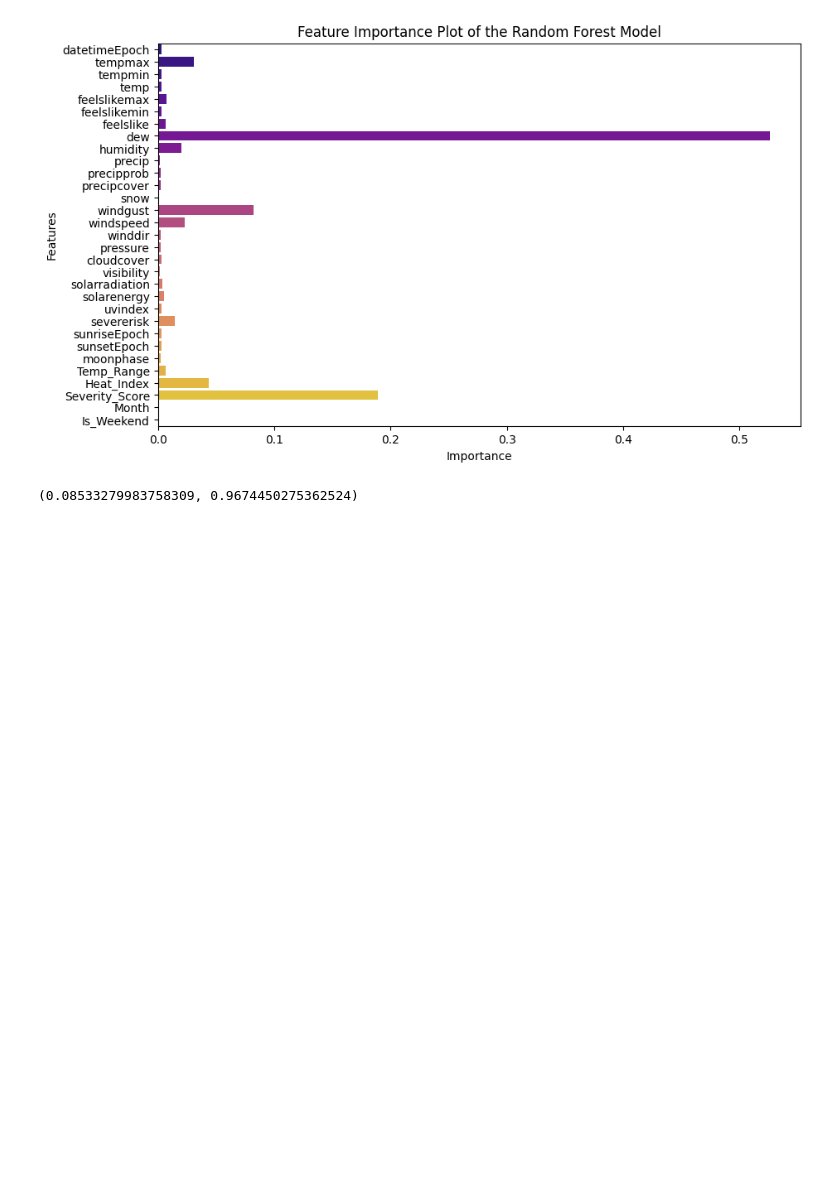
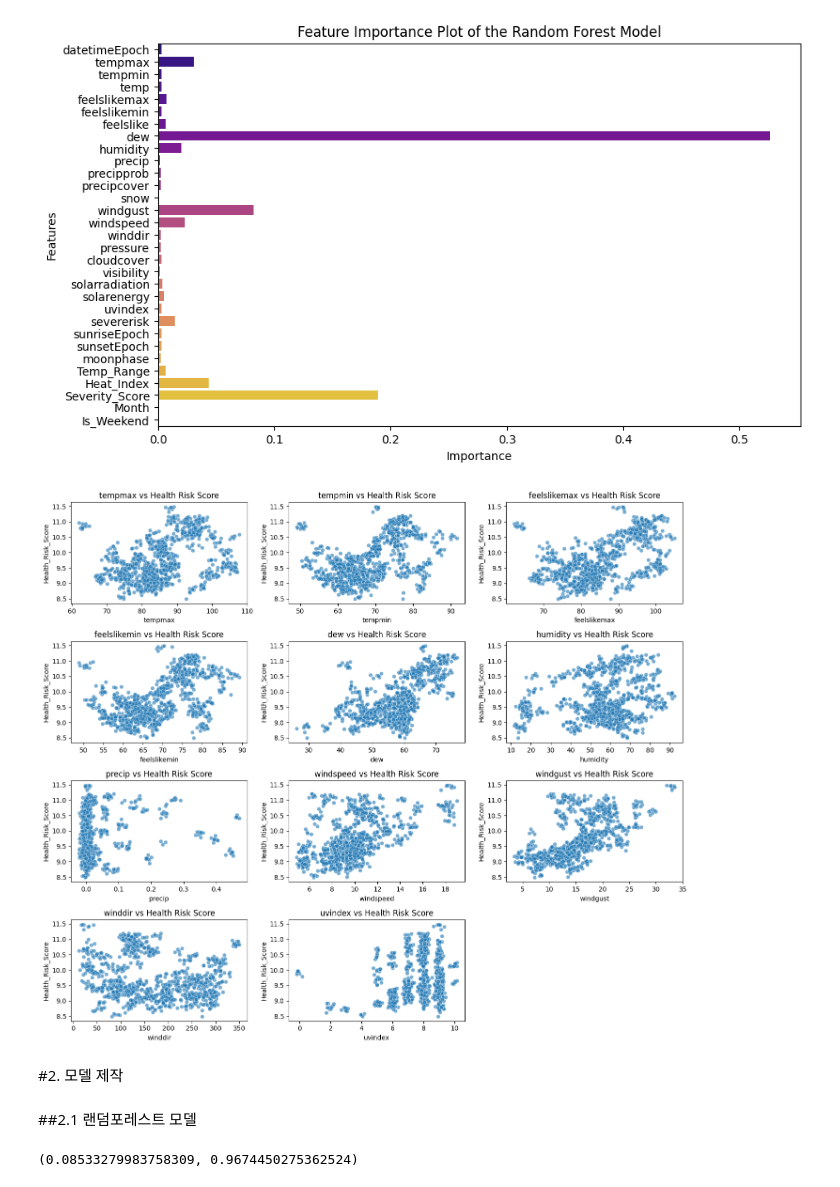
Before and after one commit to rich-hyun/5th-Static-Competition, a Jupyter notebook: static_jaehyun.ipynb, the cells around one changed output. Cells and saved outputs as stored; diff of their text form; code cells hidden in the pictures; blank space fills up the shorter version.

```diff
--- a/static_jaehyun.ipynb
+++ b/static_jaehyun.ipynb
@@ -75,6 +152,28 @@ Passing `palette` without assigning `hue` is deprecated and will be removed in v
 
   sns.barplot(x=importances, y=feature_names, palette='plasma')
 [figure]
+# %%
+# 각 변수의 분포도와 Health Risk Score의 관계를 시각화하는 코드
+plt.figure(figsize=(14, 12))
+
+# 선택된 주요 변수들
+selected_features = ['tempmax', 'tempmin', 'feelslikemax', 'feelslikemin', 'dew',
+                     'humidity', 'precip', 'windspeed', 'windgust', 'winddir', 'uvindex']
+
+# 산점도로 각 변수와 Health Risk Score의 관계 시각화
+for i, feature in enumerate(selected_features, 1):
+    plt.subplot(4, 3, i)
+    sns.scatterplot(x=df[feature], y=df['Health_Risk_Score'], alpha=0.6)
+    plt.title(f'{feature} vs Health Risk Score')
+
+plt.tight_layout()
+plt.show()
+# %% [output]
+[figure, added]
+# %% [markdown]
+#2. 모델 제작
+# %% [markdown]
+##2.1 랜덤포레스트 모델
 # %%
 #선별된 데이터의 randomforest 결과
 
```
Also changed, not shown: parts of 15 cells of this notebook.
